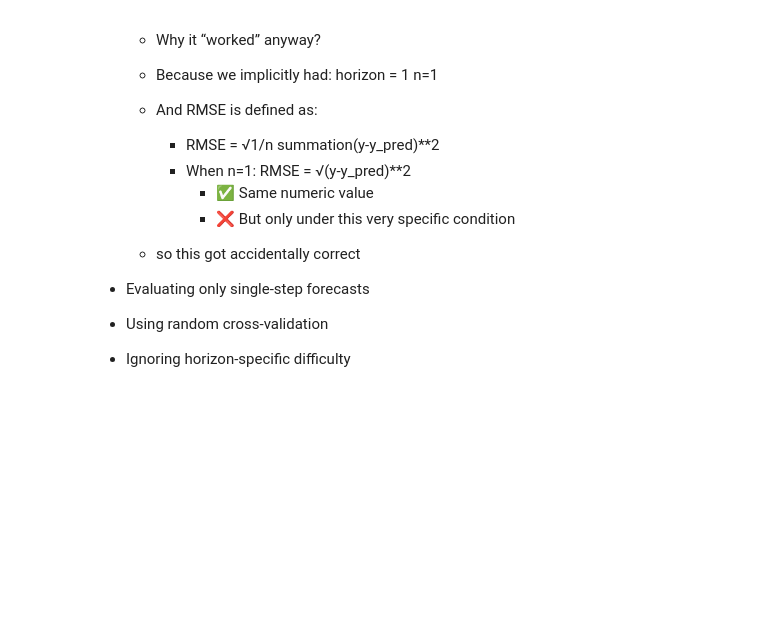
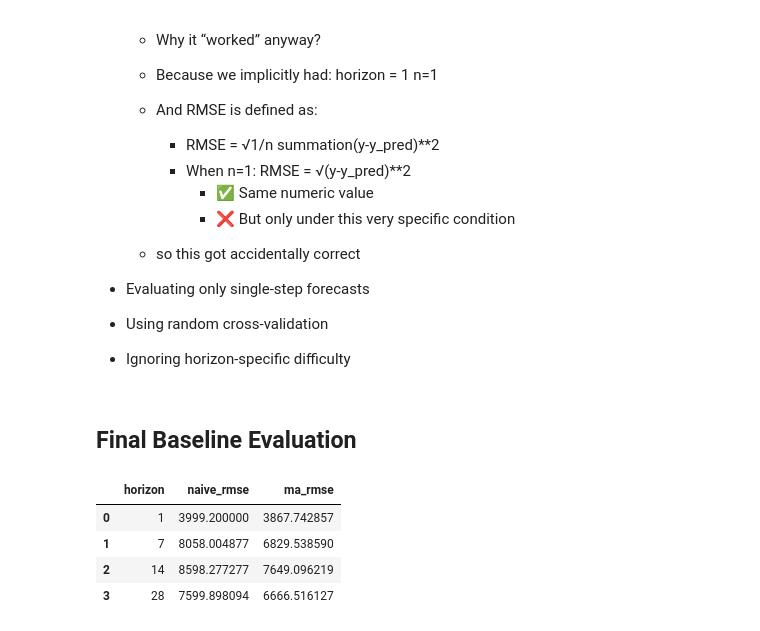
Before and after one commit to shubhammjha/Multi-Horizon-Time-Series-Forecasting-System-with-Concept-Drift-Detection, a Jupyter notebook: Notebooks/02_baseline_models.ipynb, the cells around one changed output. Drawn from its saved outputs; the diff is of its cells as text; code cells hidden in the pictures; blank space fills up the shorter version.

```diff
--- a/Notebooks/02_baseline_models.ipynb
+++ b/Notebooks/02_baseline_models.ipynb
@@ -262,3 +266,57 @@ plt.show()
 -  Evaluating only single-step forecasts
 -  Using random cross-validation
 -  Ignoring horizon-specific difficulty
+# %% [markdown]
+## Final Baseline Evaluation
+# %%
+daily_sales = pd.read_parquet(DATA_DIR / "daily_sales.parquet")
+daily_sales = daily_sales.sort_values("date").set_index("date")
+# %%
+def naive_forecast(train_series, horizon):
+    return np.repeat(train_series.iloc[-1], horizon)
+
+def moving_average_forecast(train_series, horizon, window=7):
+    value = train_series.iloc[-window:].mean()
+    return np.repeat(value, horizon)
+# %%
+HORIZONS = [1, 7, 14, 28]
+
+baseline_results = []
+
+for h in HORIZONS:
+    tscv = TimeSeriesSplit(n_splits=5)
+    rmse_naive = []
+    rmse_ma = []
+
+    sales = daily_sales["sales"]
+
+    for train_idx, val_idx in tscv.split(sales):
+        train = sales.iloc[train_idx]
+        val = sales.iloc[val_idx][:h]
+
+        # Naive
+        pred_naive = naive_forecast(train, h)
+        rmse_naive.append(
+            np.sqrt(mean_squared_error(val, pred_naive))
+        )
+
+        # Moving Average
+        pred_ma = moving_average_forecast(train, h)
+        rmse_ma.append(
+            np.sqrt(mean_squared_error(val, pred_ma))
+        )
+
+    baseline_results.append({
+        "horizon": h,
+        "naive_rmse": np.mean(rmse_naive),
+        "ma_rmse": np.mean(rmse_ma)
+    })
+
+baseline_df = pd.DataFrame(baseline_results)
+baseline_df
+# %% [output]
+|  | horizon | naive_rmse | ma_rmse |
+| 0 | 1 | 3999.200000 | 3867.742857 |
+| 1 | 7 | 8058.004877 | 6829.538590 |
+| 2 | 14 | 8598.277277 | 7649.096219 |
+| 3 | 28 | 7599.898094 | 6666.516127 |
```
Also changed, not shown: parts of 2 cells of this notebook, 3 other files.
